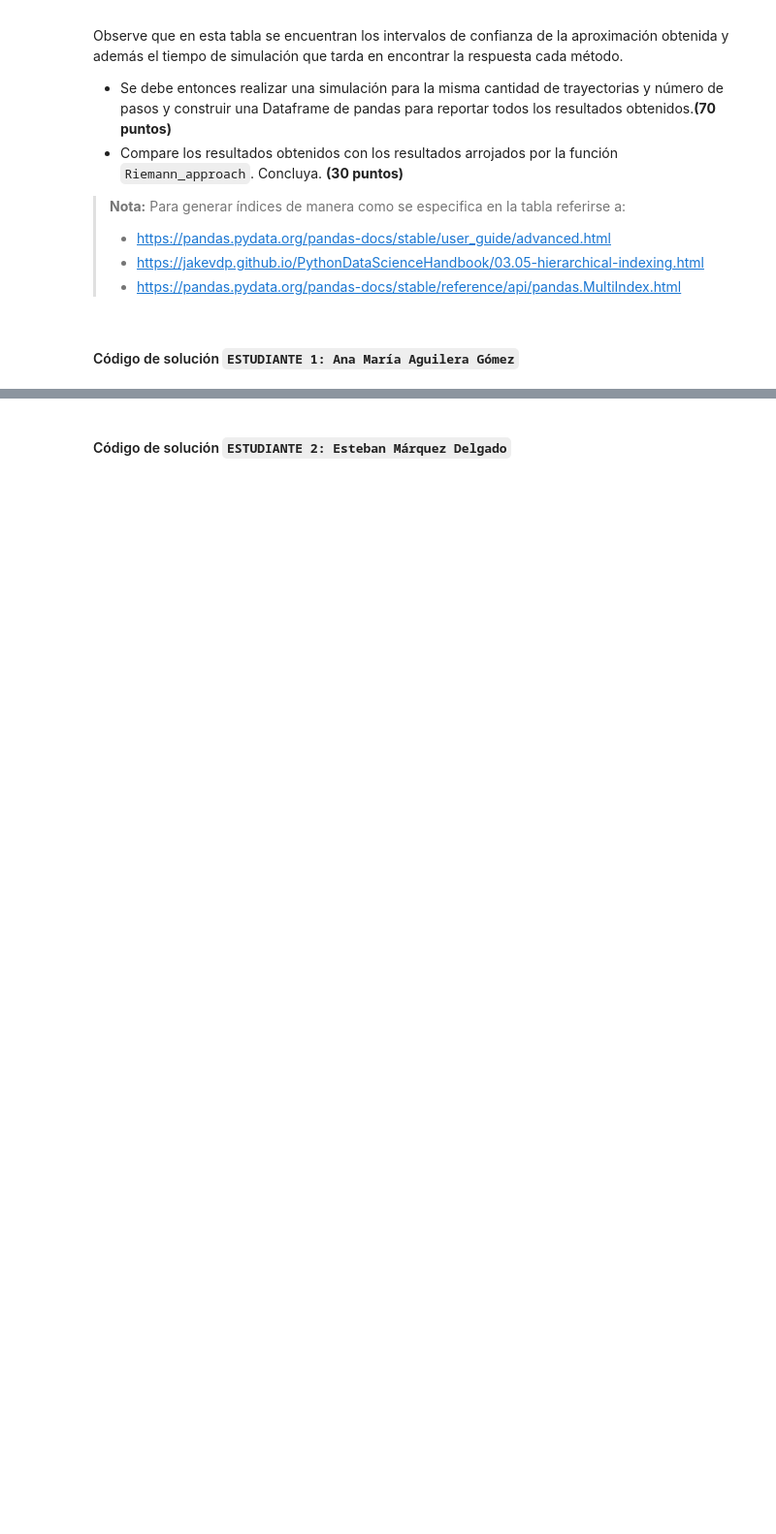
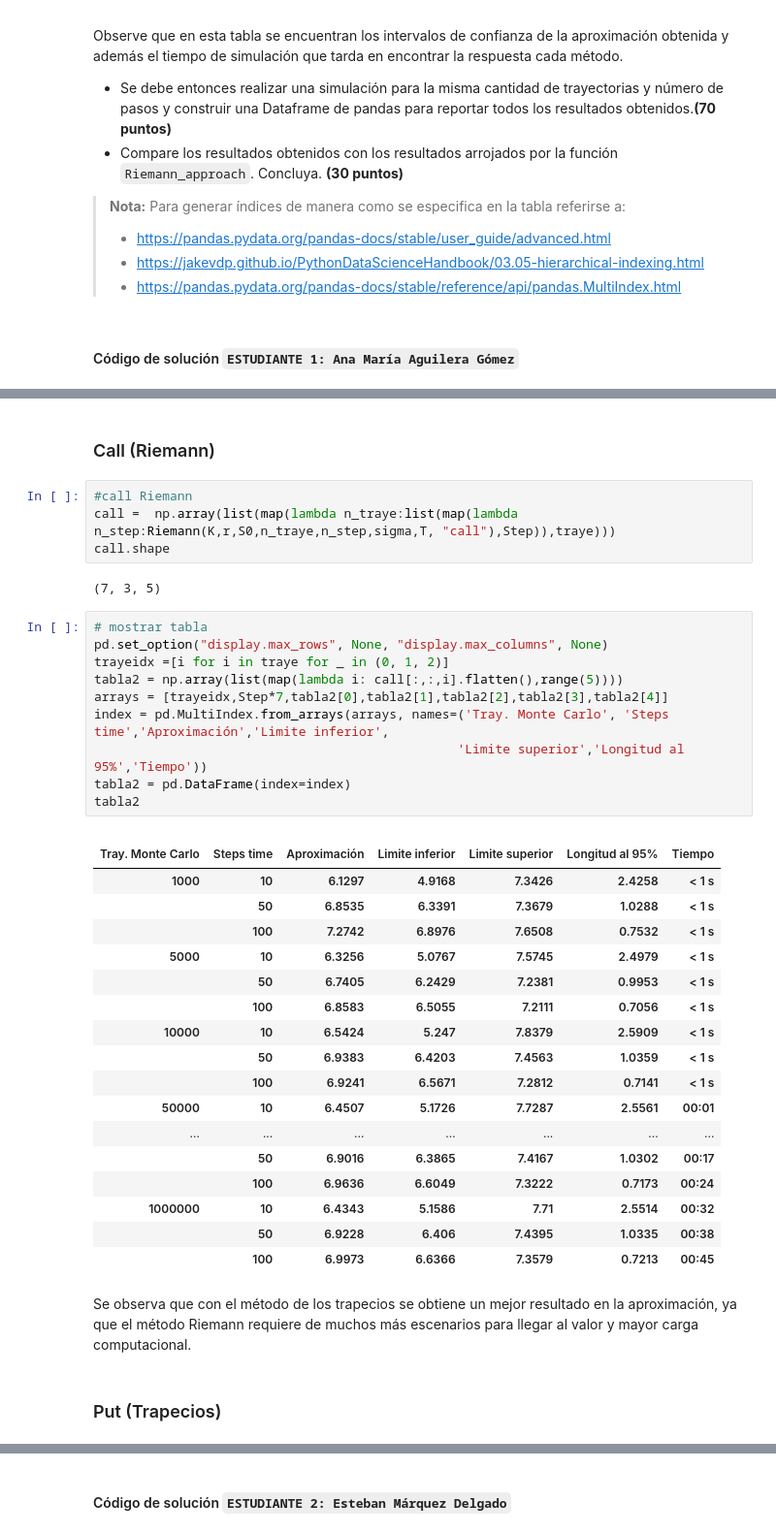
Before and after one commit to EMarquez7/Tarea9_AMAguilera_EMarquez, a Jupyter notebook: Tarea9_AMAguilera_EMarquez.ipynb, the cells around one changed output, grey strips where cells are left out. Shown at 97% size. Drawn from its saved outputs; the diff is of its cells as text; blank space fills up the shorter version.

```diff
--- a/Tarea9_AMAguilera_EMarquez.ipynb
+++ b/Tarea9_AMAguilera_EMarquez.ipynb
@@ -33,0 +168,41 @@ Observe que en esta tabla se encuentran los intervalos de confianza de la aproxi
+# %% [markdown]
+### Call (Riemann)
+# %%
+#call Riemann
+call =  np.array(list(map(lambda n_traye:list(map(lambda n_step:Riemann(K,r,S0,n_traye,n_step,sigma,T, "call"),Step)),traye)))
+call.shape
+# %% [output]
+(7, 3, 5)
+# %%
+# mostrar tabla
+pd.set_option("display.max_rows", None, "display.max_columns", None)
+trayeidx =[i for i in traye for _ in (0, 1, 2)]
+tabla2 = np.array(list(map(lambda i: call[:,:,i].flatten(),range(5))))
+arrays = [trayeidx,Step*7,tabla2[0],tabla2[1],tabla2[2],tabla2[3],tabla2[4]]
+index = pd.MultiIndex.from_arrays(arrays, names=('Tray. Monte Carlo', 'Steps time','Aproximación','Limite inferior',
+                                                'Limite superior','Longitud al 95%','Tiempo'))
+tabla2 = pd.DataFrame(index=index)
+tabla2
+# %% [output]
+|  |  |  |  |  |  |  |
+| Tray. Monte Carlo | Steps time | Aproximación | Limite inferior | Limite superior | Longitud al 95% | Tiempo |
+| 1000 | 10 | 6.1297 | 4.9168 | 7.3426 | 2.4258 | < 1 s |
+|  | 50 | 6.8535 | 6.3391 | 7.3679 | 1.0288 | < 1 s |
+|  | 100 | 7.2742 | 6.8976 | 7.6508 | 0.7532 | < 1 s |
+| 5000 | 10 | 6.3256 | 5.0767 | 7.5745 | 2.4979 | < 1 s |
+|  | 50 | 6.7405 | 6.2429 | 7.2381 | 0.9953 | < 1 s |
+|  | 100 | 6.8583 | 6.5055 | 7.2111 | 0.7056 | < 1 s |
+| 10000 | 10 | 6.5424 | 5.247 | 7.8379 | 2.5909 | < 1 s |
+|  | 50 | 6.9383 | 6.4203 | 7.4563 | 1.0359 | < 1 s |
+|  | 100 | 6.9241 | 6.5671 | 7.2812 | 0.7141 | < 1 s |
+| 50000 | 10 | 6.4507 | 5.1726 | 7.7287 | 2.5561 | 00:01 |
+| ... | ... | ... | ... | ... | ... | ... |
+|  | 50 | 6.9016 | 6.3865 | 7.4167 | 1.0302 | 00:17 |
+|  | 100 | 6.9636 | 6.6049 | 7.3222 | 0.7173 | 00:24 |
+| 1000000 | 10 | 6.4343 | 5.1586 | 7.71 | 2.5514 | 00:32 |
+|  | 50 | 6.9228 | 6.406 | 7.4395 | 1.0335 | 00:38 |
+|  | 100 | 6.9973 | 6.6366 | 7.3579 | 0.7213 | 00:45 |
+# %% [markdown]
+Se observa que con el método de los trapecios se obtiene un mejor resultado en la aproximación, ya que el método Riemann requiere de muchos más escenarios para llegar al valor y mayor carga computacional.
+# %% [markdown]
+### Put (Trapecios)
```
Also changed, not shown: parts of 12 cells of this notebook.
